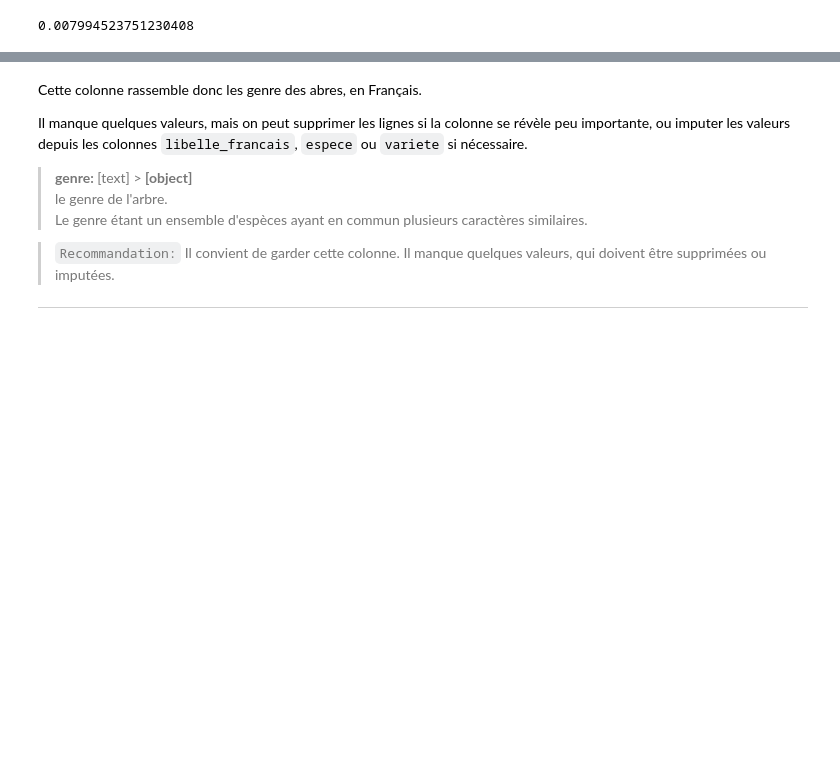
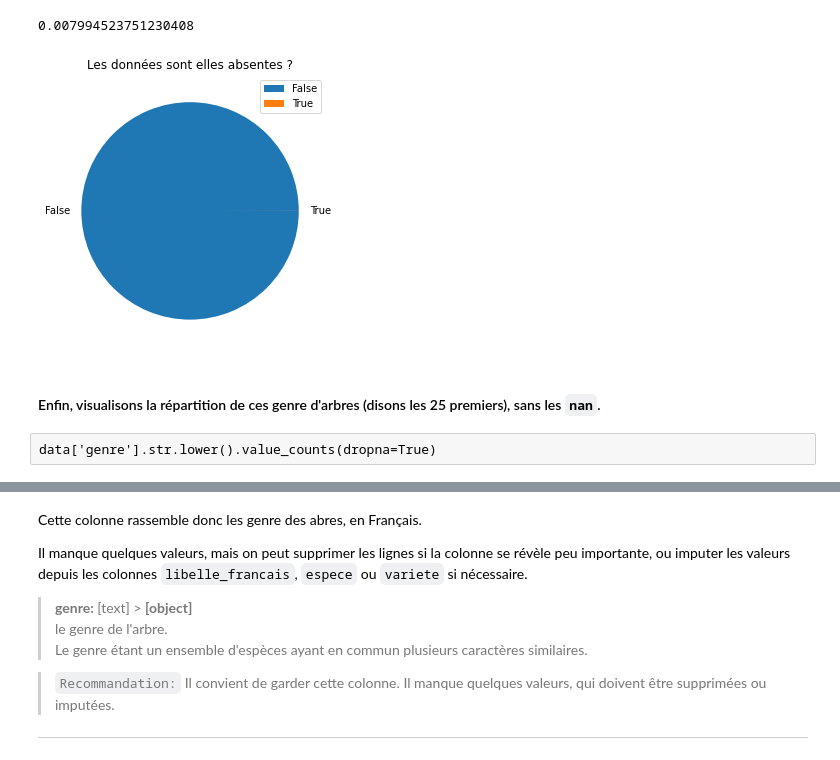
Before and after one commit to Valkea/OC_AI_02, a Jupyter notebook: EDA.ipynb, the cells around one changed output, grey strips where cells are left out. Saved outputs shown, nothing was run; the diff lists cells and outputs as text; code cells hidden in the pictures; blank space fills up the shorter version.

```diff
--- a/EDA.ipynb
+++ b/EDA.ipynb
@@ -653,3 +664,16 @@ data['genre'].isnull().sum()
 16/200137*100
 # %% [output]
 0.007994523751230408
+# %%
+fig = plt.figure(figsize=[5,5])
+check = data['genre'].isnull().value_counts()
+plt.pie(list(check), labels=check.keys())
+plt.legend()
+plt.title("Les données sont elles absentes ?")
+plt.show()
+# %% [output]
+[figure, added]
+# %% [markdown]
+#### Enfin, visualisons la répartition de ces genre d'arbres (disons les 25 premiers), sans les `nan`.
+# %% [raw]
+data['genre'].str.lower().value_counts(dropna=True)
```
Also changed, not shown: parts of 91 cells of this notebook.
